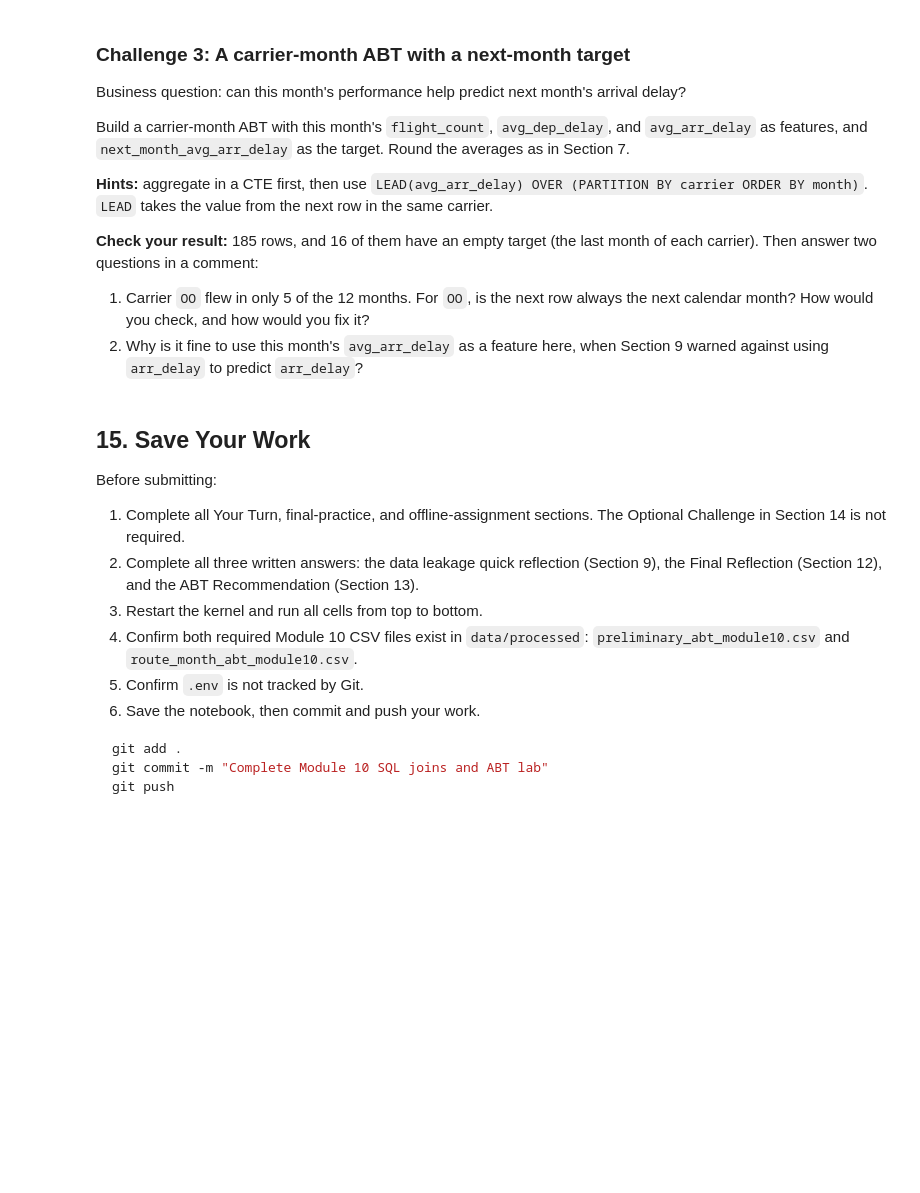
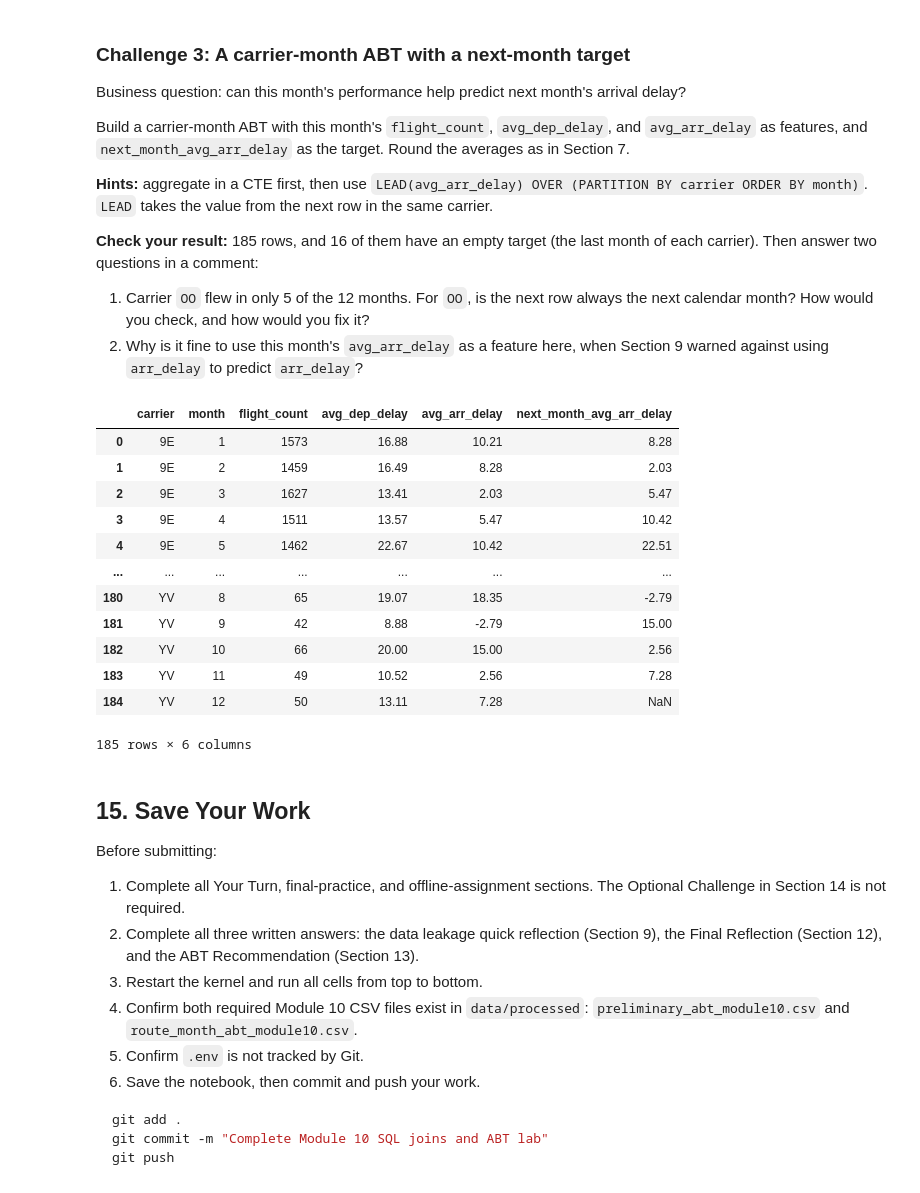
Before and after one commit to tejsai123/ban6003-week9-10-Tejsai, a Jupyter notebook: notebooks/module10_sql_joins_abt_guided_lab.ipynb, the cells around one changed output. Saved outputs shown, nothing was run; the diff lists cells and outputs as text; code cells hidden in the pictures; blank space fills up the shorter version.

```diff
--- a/notebooks/module10_sql_joins_abt_guided_lab.ipynb
+++ b/notebooks/module10_sql_joins_abt_guided_lab.ipynb
@@ -803,8 +1210,17 @@ Find the flights whose `tailnum` has no match in `planes` (Section 5 shows the `
 **Check your result:** the `flights_without_plane_record` values add up to 52,606. Then think: for the top two carriers, most of these flights do have a `tailnum`. What does that say about the `planes` table, and what would an inner join with `planes` do to a carrier comparison?
 # %%
 # Challenge 2 (optional)
-query = '''
-
+query_challenge2 = '''
+SELECT
+    f.carrier,
+    COUNT(*) FILTER (WHERE p.tailnum IS NULL) AS flights_without_plane_record,
+    COUNT(*) FILTER (WHERE f.tailnum IS NULL) AS missing_tailnum
+FROM flights AS f
+LEFT JOIN planes AS p
+    ON f.tailnum = p.tailnum
+GROUP BY f.carrier
+ORDER BY flights_without_plane_record DESC;
 '''
 
-run_query(query, engine)
+df_challenge2 = pd.read_sql(query_challenge2, engine)
+display(df_challenge2)
@@ -823,12 +1257,49 @@ Build a carrier-month ABT with this month's `flight_count`, `avg_dep_delay`, and
 2. Why is it fine to use this month's `avg_arr_delay` as a feature here, when Section 9 warned against using `arr_delay` to predict `arr_delay`?
 # %%
 # Challenge 3 (optional)
-query = '''
-
+query_challenge3 = '''
+WITH carrier_month AS (
+    SELECT
+        carrier,
+        month,
+        COUNT(*) AS flight_count,
+        ROUND(AVG(dep_delay)::numeric, 2)::float AS avg_dep_delay,
+        ROUND(AVG(arr_delay)::numeric, 2)::float AS avg_arr_delay
+    FROM flights
+    GROUP BY carrier, month
+)
+SELECT
+    carrier,
+    month,
+    flight_count,
+    avg_dep_delay,
+    avg_arr_delay,
+    LEAD(avg_arr_delay) OVER (PARTITION BY carrier ORDER BY month) AS next_month_avg_arr_delay
+FROM carrier_month
+ORDER BY carrier, month;
 '''
 
-next_month_abt = run_query(query, engine)
-next_month_abt.head(12)
+df_challenge3 = pd.read_sql(query_challenge3, engine)
+display(df_challenge3)
+
+# 1. Carrier OO flew in only 5 of the 12 months. For OO, is the next row always the next calendar month?
+#    Answer: No, LEAD() pulls the *next recorded row* in the dataset, not strictly the subsequent calendar month (e.g., if a month is missing, it pulls the following month present in the table).
+# 2. Why is it fine to use this month's avg_arr_delay as a feature here?
+#    Answer: Because it summarizes *this* month's historical performance, whereas the target is *next* month's arrival delay. It is an aggregate lag feature, not a leakage indicator of the exact target flight's outcome.
+# %% [output]
+|  | carrier | month | flight_count | avg_dep_delay | avg_arr_delay | next_month_avg_arr_delay |
+| 0 | 9E | 1 | 1573 | 16.88 | 10.21 | 8.28 |
+| 1 | 9E | 2 | 1459 | 16.49 | 8.28 | 2.03 |
+| 2 | 9E | 3 | 1627 | 13.41 | 2.03 | 5.47 |
+| 3 | 9E | 4 | 1511 | 13.57 | 5.47 | 10.42 |
+| 4 | 9E | 5 | 1462 | 22.67 | 10.42 | 22.51 |
+| ... | ... | ... | ... | ... | ... | ... |
+| 180 | YV | 8 | 65 | 19.07 | 18.35 | -2.79 |
+| 181 | YV | 9 | 42 | 8.88 | -2.79 | 15.00 |
+| 182 | YV | 10 | 66 | 20.00 | 15.00 | 2.56 |
+| 183 | YV | 11 | 49 | 10.52 | 2.56 | 7.28 |
+| 184 | YV | 12 | 50 | 13.11 | 7.28 | NaN |
+185 rows × 6 columns
 # %% [markdown]
 ## 15. Save Your Work
 
```
Also changed, not shown: parts of 34 cells of this notebook, 4 other files.
